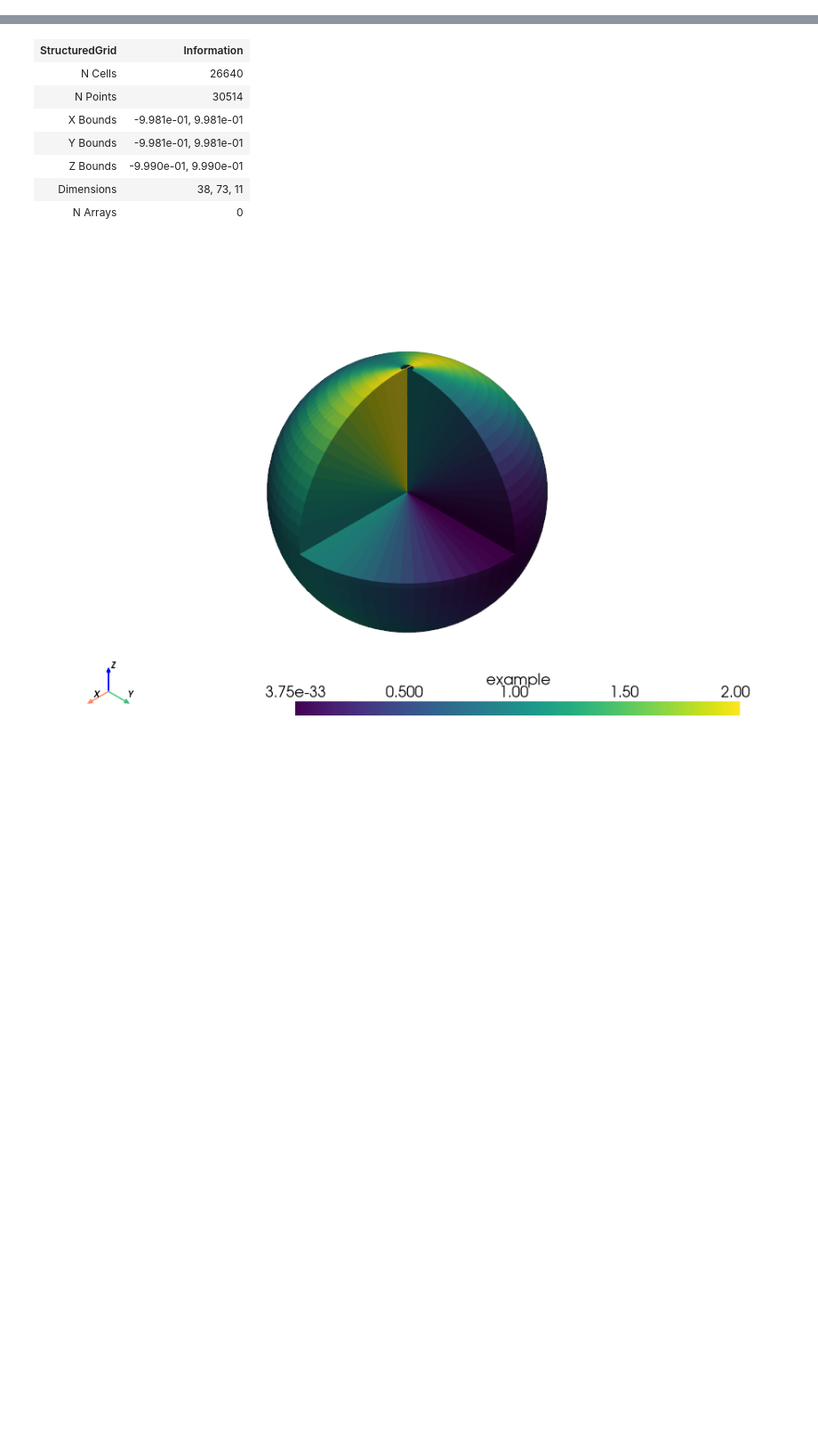
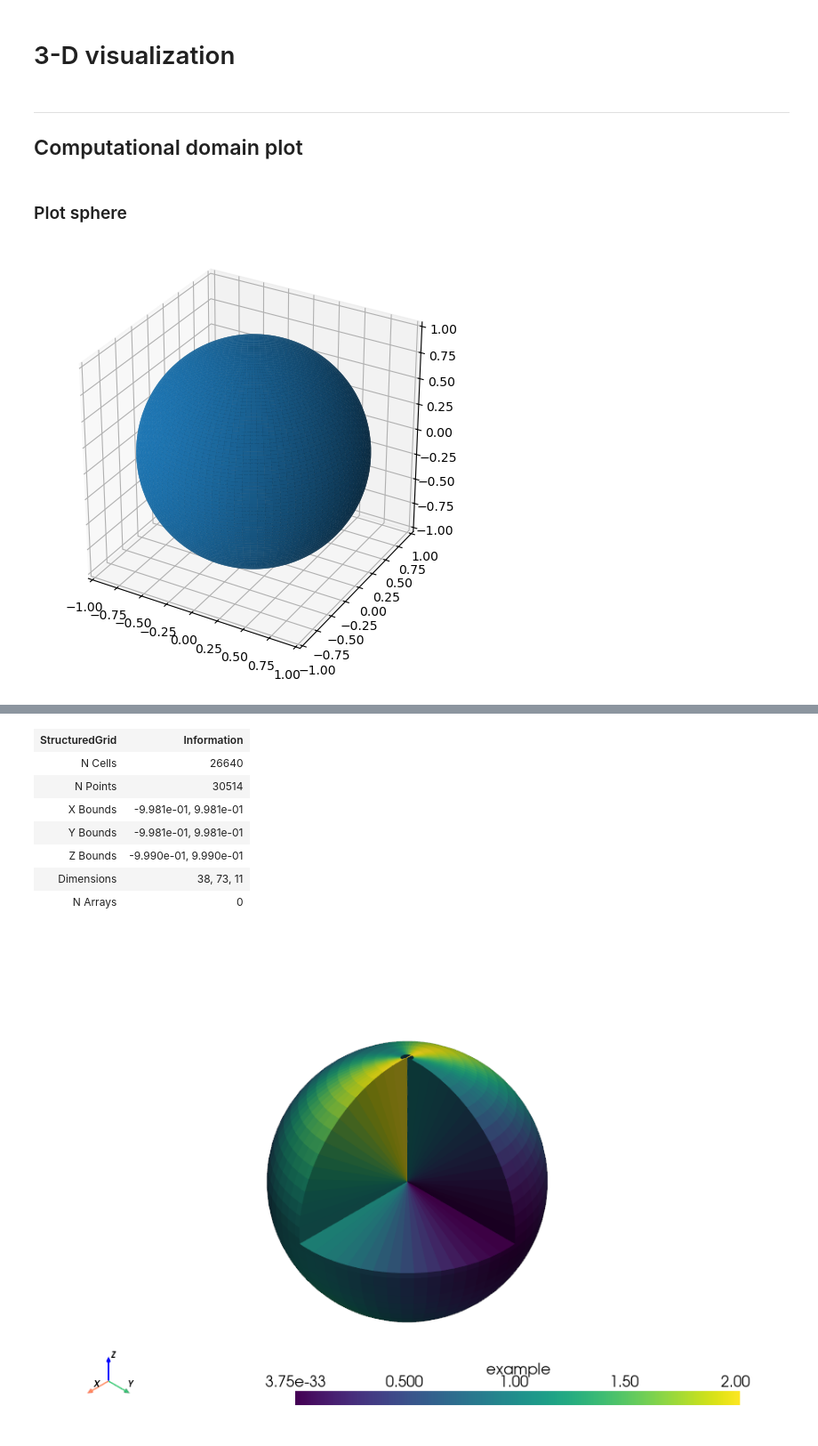
Before and after one commit to GentleMin/PlesioGeostroPy, a Jupyter notebook: Visualize3D.ipynb, the cells around one changed output, grey strips where cells are left out. Shown at 89% size. Cells and saved outputs as stored; diff of their text form; code cells hidden in the pictures; blank space fills up the shorter version.

Commit message:
Add Visualization of computational domains

```diff
--- a/Visualize3D.ipynb
+++ b/Visualize3D.ipynb
@@ -0,0 +1,2 @@
+# %% [markdown]
+# 3-D visualization
@@ -0,0 +6,26 @@
+# %% [markdown]
+---
+## Computational domain plot
+# %% [markdown]
+### Plot sphere
+# %%
+fig = plt.figure(figsize=(6,6))
+
+# plot sphere
+p = np.linspace(0, 2*np.pi, 100)
+t = np.linspace(0, np.pi, 100)
+x = np.outer(np.cos(p), np.sin(t))
+y = np.outer(np.sin(p), np.sin(t))
+z = np.outer(np.ones(np.size(p)), np.cos(t))
+ax = fig.add_subplot(1, 1, 1, projection="3d")
+
+ax.plot_surface(x, y, z, rcount=100, ccount=100)
+ax.set_box_aspect([1.0, 1.0, 1.0])
+ax.set_xlim3d([-1, 1])
+ax.set_ylim3d([-1, 1])
+ax.set_zlim3d([-1, 1])
+# ax.set_axis_off()
+
+plt.show()
+# %% [output]
+[figure, added]
```
Also changed, not shown: parts of 6 cells of this notebook, 2 other files.
